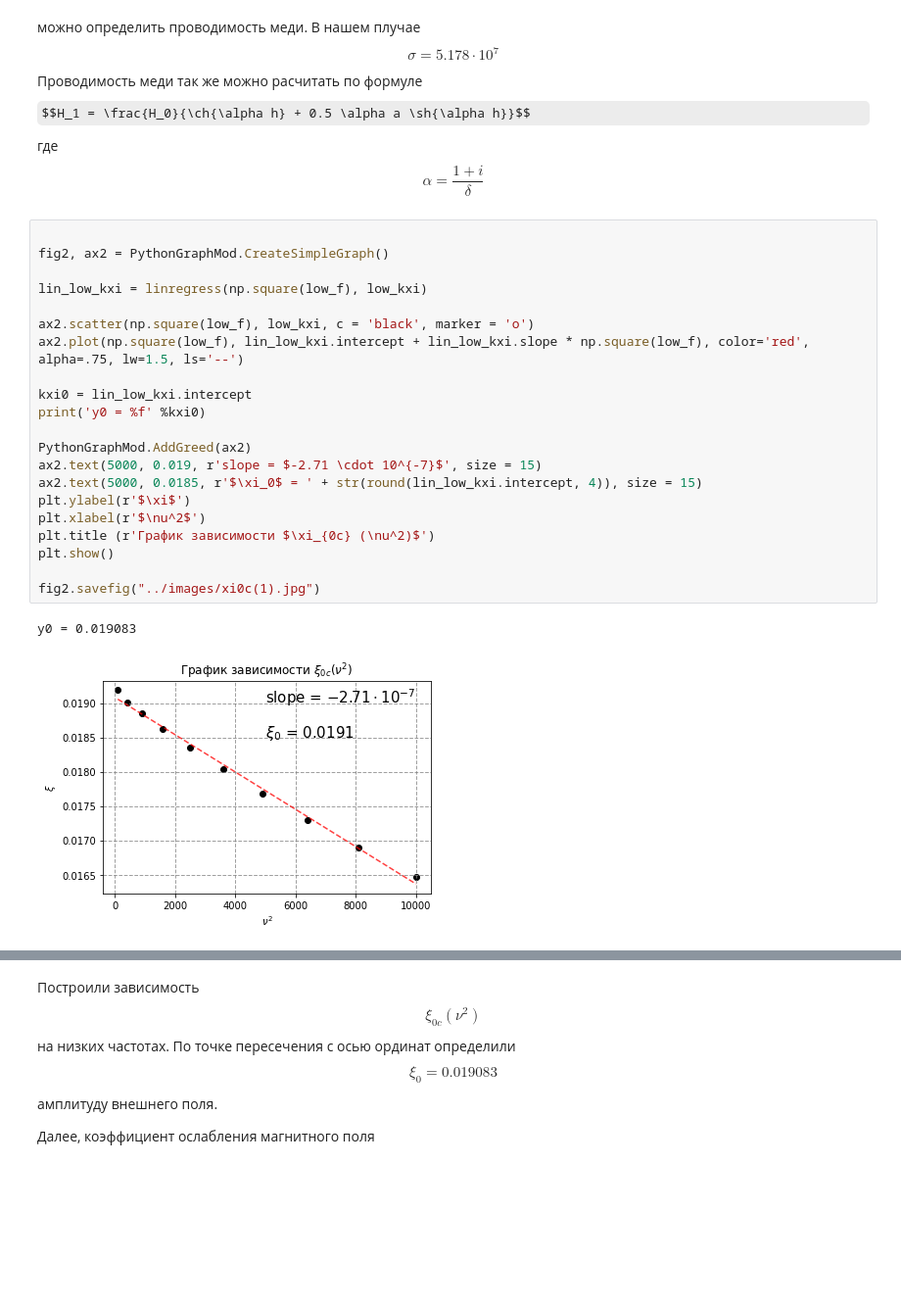
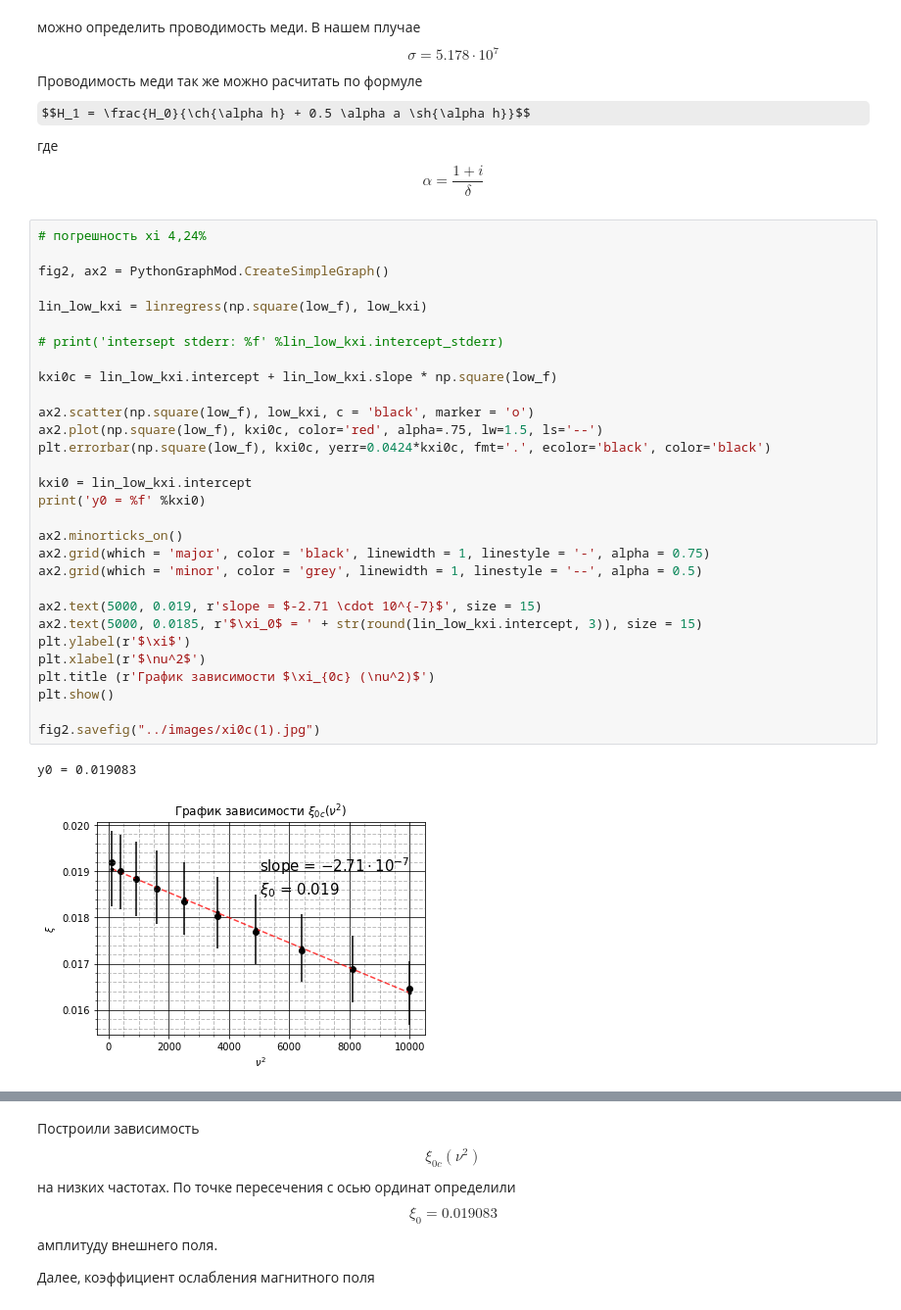
Before and after one commit to pavel-collab/MIPT_Labs, a Jupyter notebook: 3.7.1/python/graphics.ipynb, the cells around one changed output, grey strips where cells are left out. Shown at 98% size. Cells and saved outputs as stored; diff of their text form; some formulas as TeX source; blank space fills up the shorter version.

Commit message:
new graphics for 3.7.1

```diff
--- a/3.7.1/python/graphics.ipynb
+++ b/3.7.1/python/graphics.ipynb
@@ -76,29 +83,38 @@ slope = 0.021446
 Таким образом по полученной зависимости $$\Delta \psi = \frac{\pi}{4} + \frac{h \sqrt{\mu_0 \sigma \omega}}{\sqrt{2}}$$ можно определить проводимость меди. В нашем плучае $$\sigma = 5.178 \cdot 10^7$$
 Проводимость меди так же можно расчитать по формуле $$H_1 = \frac{H_0}{\ch{\alpha h} + 0.5 \alpha a \sh{\alpha h}}$$ где $$\alpha = \frac{1 + i}{\delta}$$
 # %%
+# погрешность xi 4,24%
 
 fig2, ax2 = PythonGraphMod.CreateSimpleGraph()
 
 lin_low_kxi = linregress(np.square(low_f), low_kxi)
 
+# print('intersept stderr: %f' %lin_low_kxi.intercept_stderr)
+
+kxi0c = lin_low_kxi.intercept + lin_low_kxi.slope * np.square(low_f)
+
 ax2.scatter(np.square(low_f), low_kxi, c = 'black', marker = 'o')
-ax2.plot(np.square(low_f), lin_low_kxi.intercept + lin_low_kxi.slope * np.square(low_f), color='red', alpha=.75, lw=1.5, ls='--')
+ax2.plot(np.square(low_f), kxi0c, color='red', alpha=.75, lw=1.5, ls='--')
+plt.errorbar(np.square(low_f), kxi0c, yerr=0.0424*kxi0c, fmt='.', ecolor='black', color='black')
 
 kxi0 = lin_low_kxi.intercept
 print('y0 = %f' %kxi0)
 
-PythonGraphMod.AddGreed(ax2)
+ax2.minorticks_on()
+ax2.grid(which = 'major', color = 'black', linewidth = 1, linestyle = '-', alpha = 0.75)
+ax2.grid(which = 'minor', color = 'grey', linewidth = 1, linestyle = '--', alpha = 0.5)
+
 ax2.text(5000, 0.019, r'slope = $-2.71 \cdot 10^{-7}$', size = 15)
-ax2.text(5000, 0.0185, r'$\xi_0$ = ' + str(round(lin_low_kxi.intercept, 4)), size = 15)
+ax2.text(5000, 0.0185, r'$\xi_0$ = ' + str(round(lin_low_kxi.intercept, 3)), size = 15)
 plt.ylabel(r'$\xi$')
 plt.xlabel(r'$\nu^2$')
 plt.title (r'График зависимости $\xi_{0c} (\nu^2)$')
 plt.show()
 
 fig2.savefig("../images/xi0c(1).jpg")
 # %% [output]
 y0 = 0.019083
-[figure, old version]
+[figure, new version]
 # %%
 fig9, ax9 = PythonGraphMod.CreateSimpleGraph()
 
```
Also changed, not shown: parts of 10 cells of this notebook, 12 other files.
